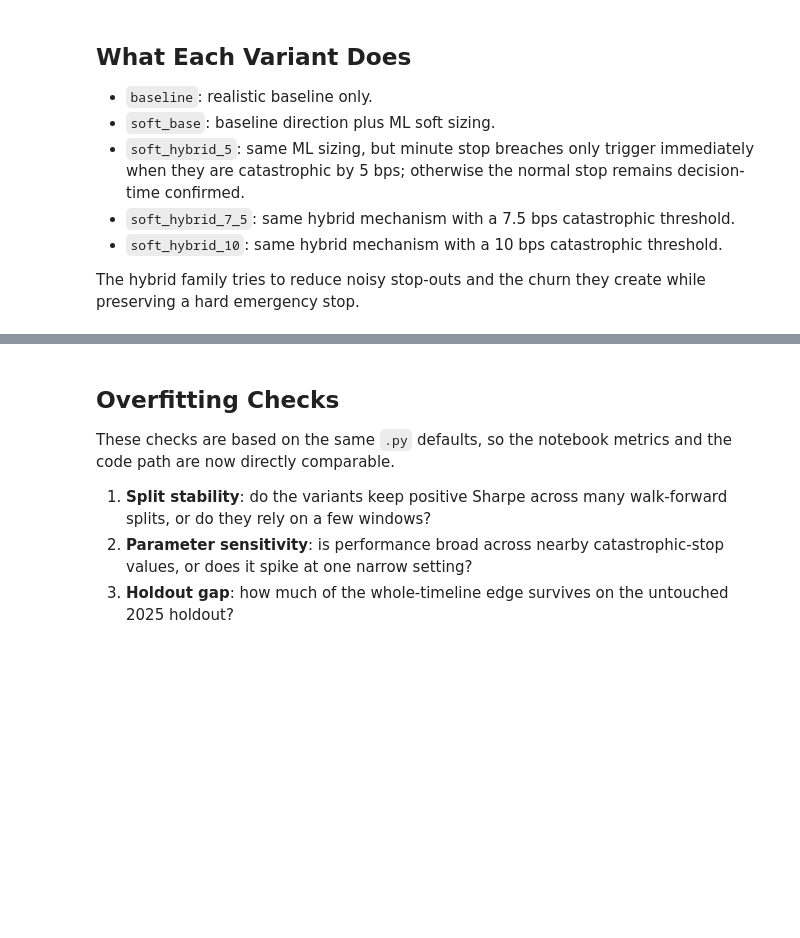
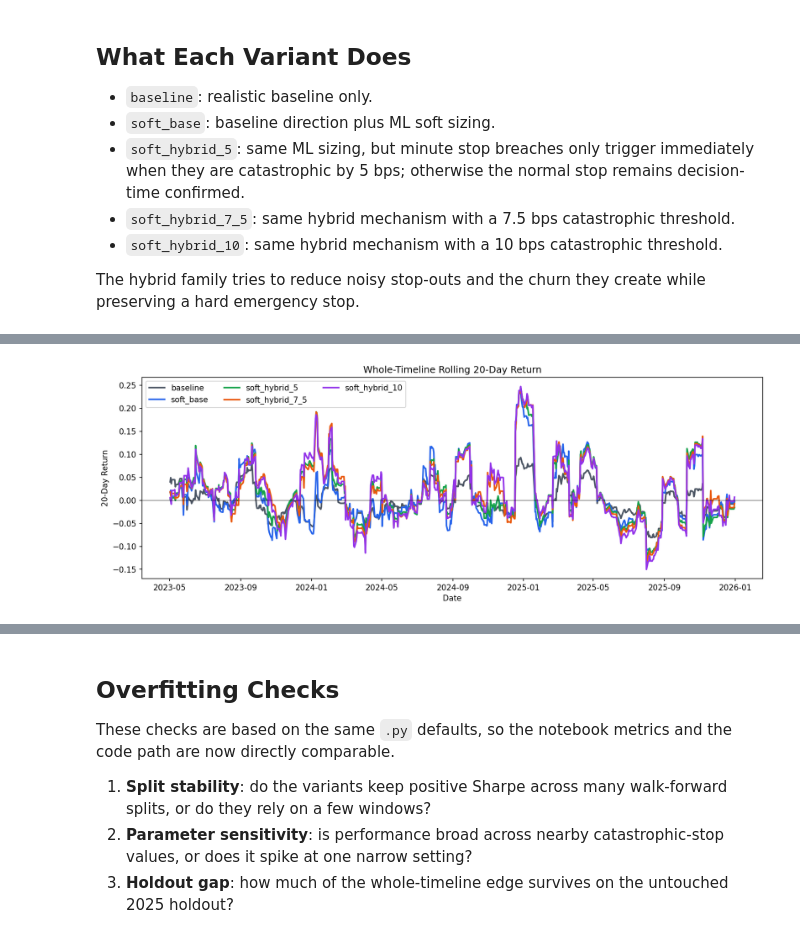
Before and after one commit to uvgusakk/intraday-momentum-ml, a Jupyter notebook: notebooks/04_unseen_2025_holdout_check.ipynb, the cells around one changed output, grey strips where cells are left out. Cells and saved outputs as stored; diff of their text form; code cells hidden in the pictures; blank space fills up the shorter version.

```diff
--- a/notebooks/04_unseen_2025_holdout_check.ipynb
+++ b/notebooks/04_unseen_2025_holdout_check.ipynb
@@ -57,2 +70,6 @@ The hybrid family tries to reduce noisy stop-outs and the churn they create whil
+# %%
+show_plot('whole_timeline_rolling_20d_return.png')
+# %% [output]
+[figure, added]
 # %% [markdown]
 ## Headline Metrics On The Whole Timeline
```
Also changed, not shown: parts of 14 cells of this notebook, 1 other file.
